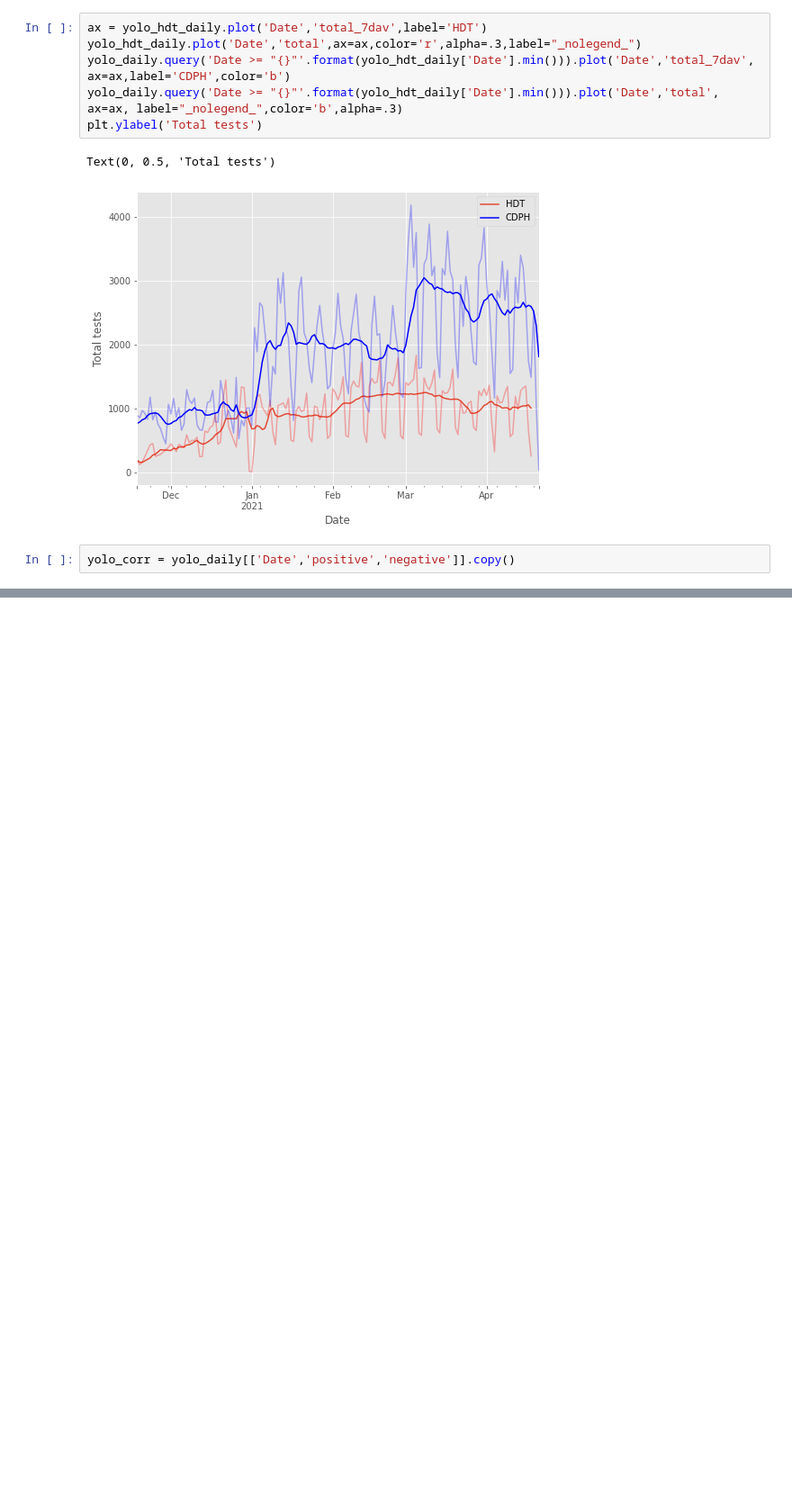
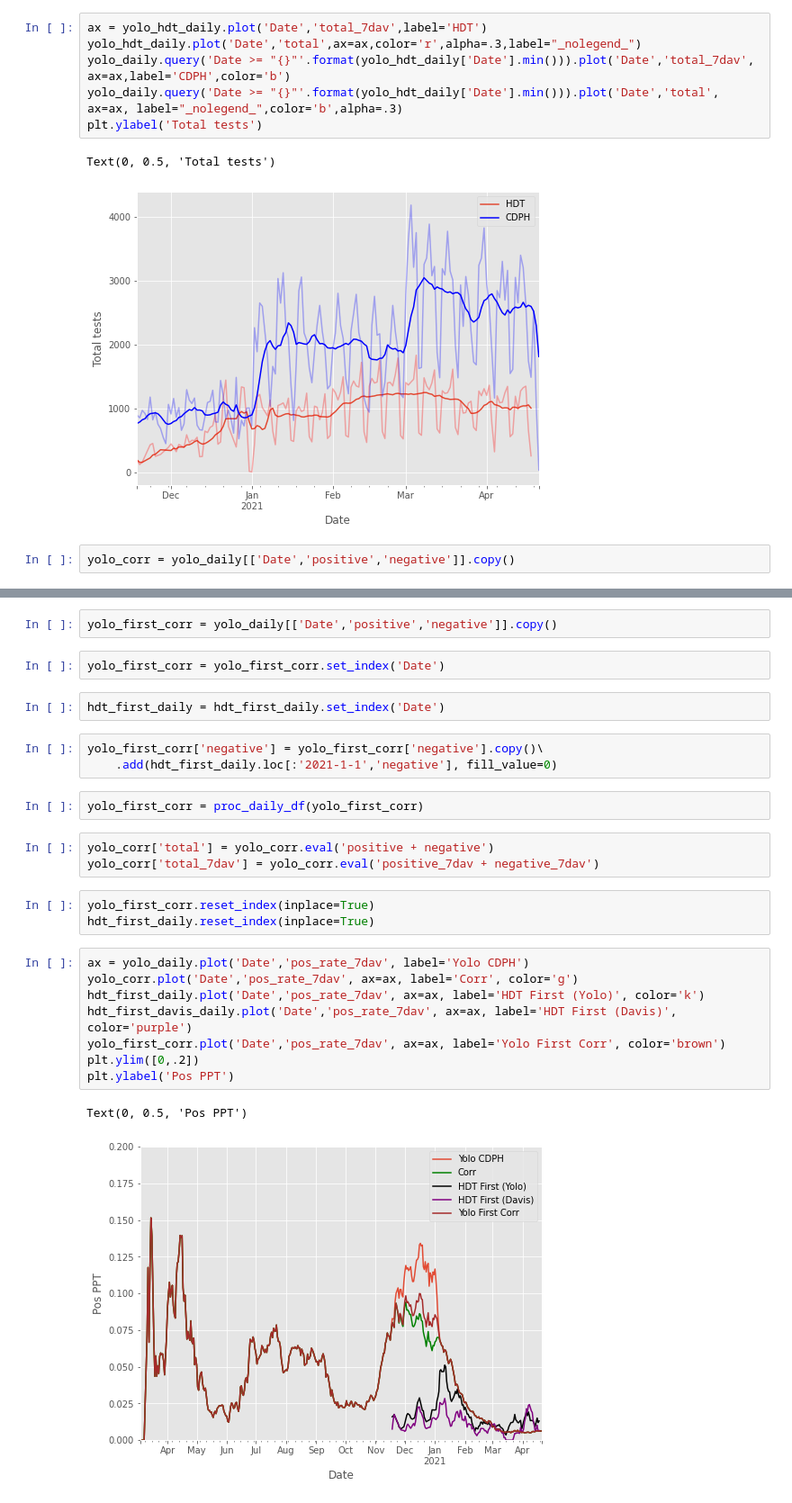
Before and after one commit to jsharpna/CovidCountyComparison, a Jupyter notebook: notebooks/test_data_vis.ipynb, the cells around one changed output, grey strips where cells are left out. Shown: that part at 90% size. Saved outputs shown, nothing was run; the diff lists cells and outputs as text; blank space fills up the shorter version.

```diff
--- a/notebooks/test_data_vis.ipynb
+++ b/notebooks/test_data_vis.ipynb
@@ -252,0 +210,28 @@ Text(0, 0.5, 'Pos PPT')
+# %%
+yolo_first_corr = yolo_daily[['Date','positive','negative']].copy()
+# %%
+yolo_first_corr = yolo_first_corr.set_index('Date')
+# %%
+hdt_first_daily = hdt_first_daily.set_index('Date')
+# %%
+yolo_first_corr['negative'] = yolo_first_corr['negative'].copy()\
+    .add(hdt_first_daily.loc[:'2021-1-1','negative'], fill_value=0)
+# %%
+yolo_first_corr = proc_daily_df(yolo_first_corr)
+# %%
+yolo_corr['total'] = yolo_corr.eval('positive + negative')
+yolo_corr['total_7dav'] = yolo_corr.eval('positive_7dav + negative_7dav')
+# %%
+yolo_first_corr.reset_index(inplace=True)
+hdt_first_daily.reset_index(inplace=True)
+# %%
+ax = yolo_daily.plot('Date','pos_rate_7dav', label='Yolo CDPH')
+yolo_corr.plot('Date','pos_rate_7dav', ax=ax, label='Corr', color='g')
+hdt_first_daily.plot('Date','pos_rate_7dav', ax=ax, label='HDT First (Yolo)', color='k')
+hdt_first_davis_daily.plot('Date','pos_rate_7dav', ax=ax, label='HDT First (Davis)', color='purple')
+yolo_first_corr.plot('Date','pos_rate_7dav', ax=ax, label='Yolo First Corr', color='brown')
+plt.ylim([0,.2])
+plt.ylabel('Pos PPT')
+# %% [output]
+Text(0, 0.5, 'Pos PPT')
+[figure, added]
```
Also changed, not shown: parts of 34 cells of this notebook.
